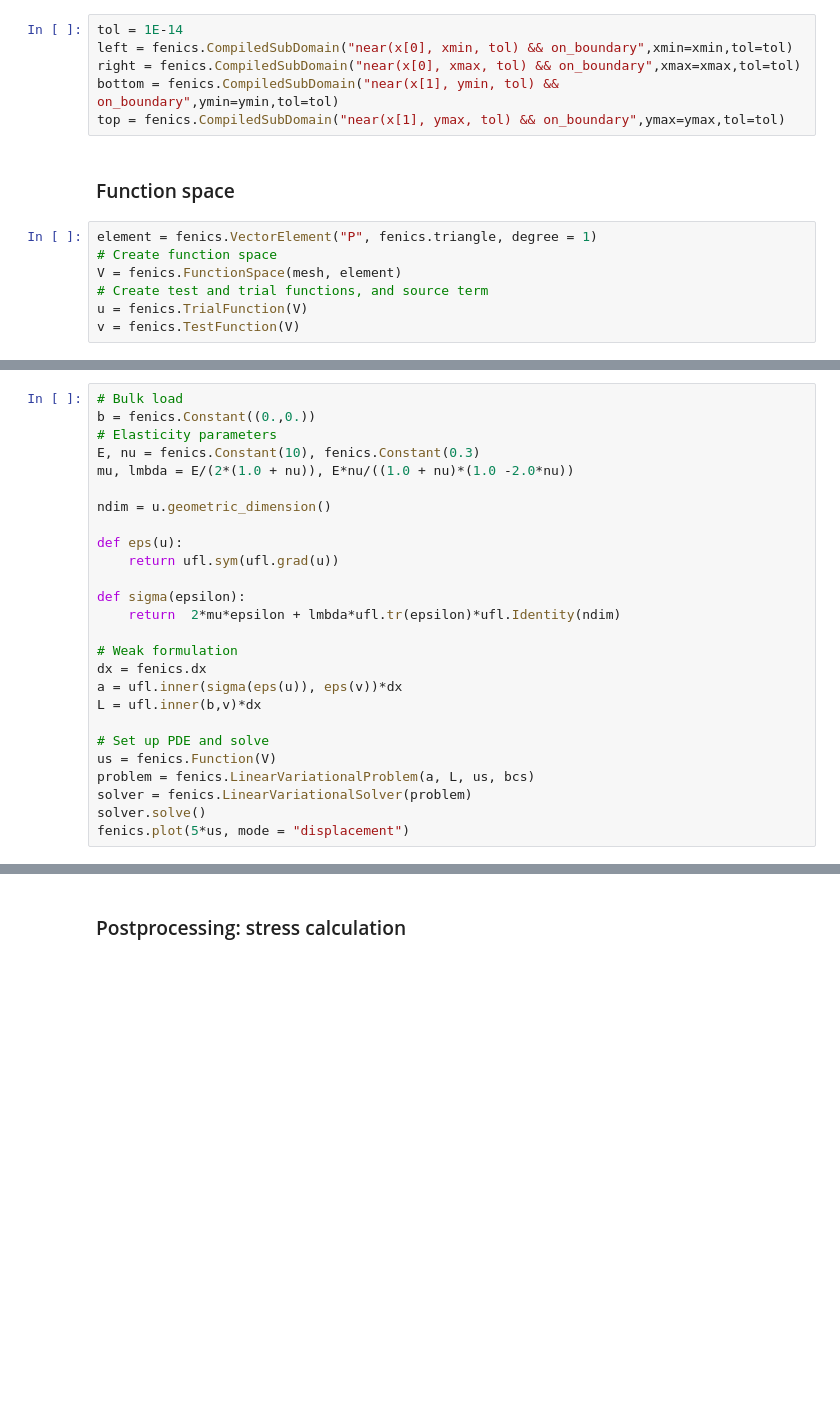
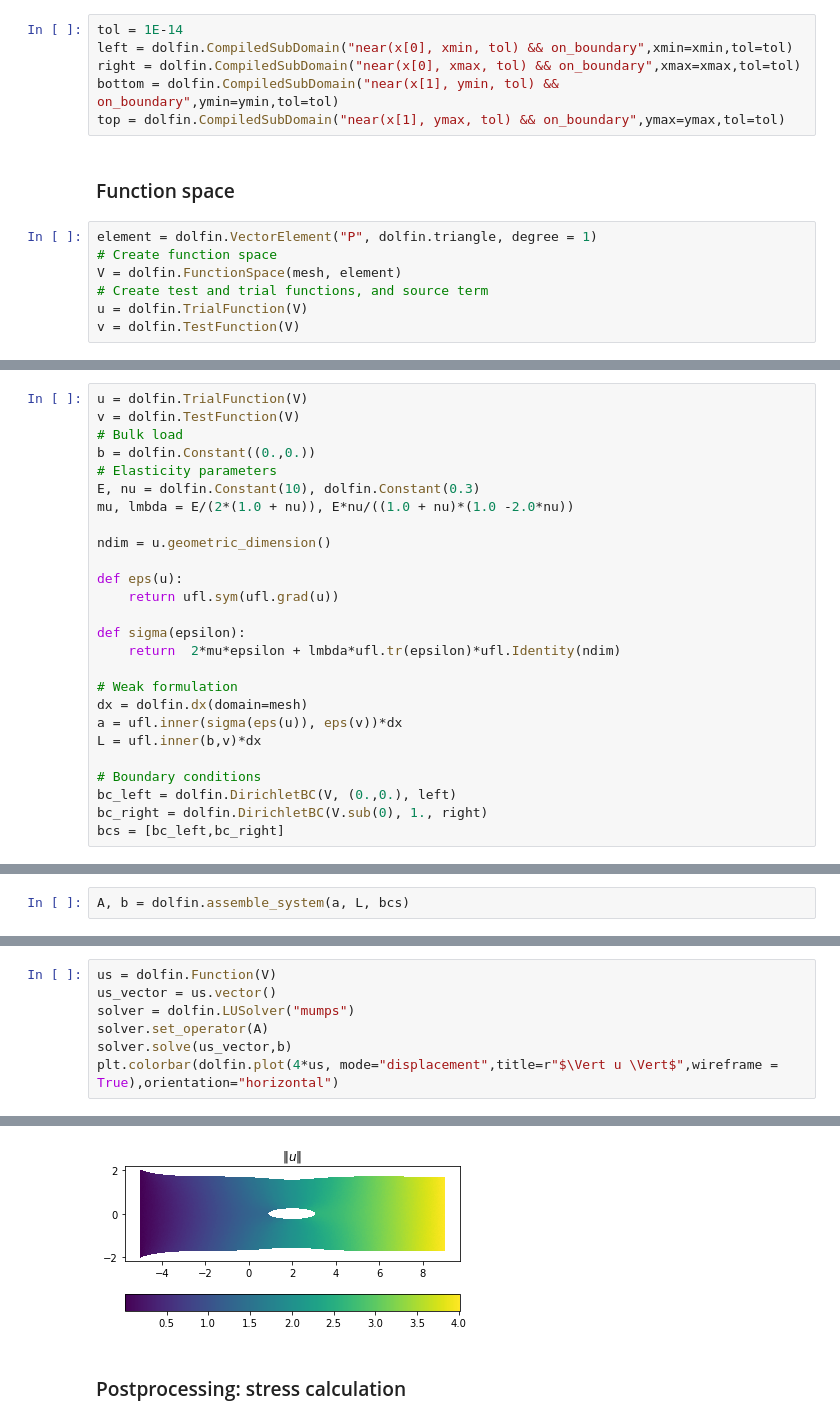
Before and after one commit to yanndaniel0027/MU5MES01-2020, a Jupyter notebook: 00-Intro/0.3-LinearElasticity.ipynb, the cells around one changed output, grey strips where cells are left out. Saved outputs shown, nothing was run; the diff lists cells and outputs as text; blank space fills up the shorter version.

```diff
--- a/00-Intro/0.3-LinearElasticity.ipynb
+++ b/00-Intro/0.3-LinearElasticity.ipynb
@@ -82,17 +85,17 @@ fenics.plot(mesh)
 ### Boundary indicators (for bcs)
 # %%
 tol = 1E-14
-left = fenics.CompiledSubDomain("near(x[0], xmin, tol) && on_boundary",xmin=xmin,tol=tol)
-right = fenics.CompiledSubDomain("near(x[0], xmax, tol) && on_boundary",xmax=xmax,tol=tol)
-bottom = fenics.CompiledSubDomain("near(x[1], ymin, tol) && on_boundary",ymin=ymin,tol=tol)
-top = fenics.CompiledSubDomain("near(x[1], ymax, tol) && on_boundary",ymax=ymax,tol=tol)
+left = dolfin.CompiledSubDomain("near(x[0], xmin, tol) && on_boundary",xmin=xmin,tol=tol)
+right = dolfin.CompiledSubDomain("near(x[0], xmax, tol) && on_boundary",xmax=xmax,tol=tol)
+bottom = dolfin.CompiledSubDomain("near(x[1], ymin, tol) && on_boundary",ymin=ymin,tol=tol)
+top = dolfin.CompiledSubDomain("near(x[1], ymax, tol) && on_boundary",ymax=ymax,tol=tol)
 # %% [markdown]
 ### Function space
 # %%
-element = fenics.VectorElement("P", fenics.triangle, degree = 1)
+element = dolfin.VectorElement("P", dolfin.triangle, degree = 1)
 # Create function space
-V = fenics.FunctionSpace(mesh, element)
+V = dolfin.FunctionSpace(mesh, element)
 # Create test and trial functions, and source term
-u = fenics.TrialFunction(V)
-v = fenics.TestFunction(V)
+u = dolfin.TrialFunction(V)
+v = dolfin.TestFunction(V)
 # %% [markdown]
@@ -106,8 +103,10 @@ bcs = [bc_left,bc_right]
 # %%
+u = dolfin.TrialFunction(V)
+v = dolfin.TestFunction(V)
 # Bulk load
-b = fenics.Constant((0.,0.))
+b = dolfin.Constant((0.,0.))
 # Elasticity parameters
-E, nu = fenics.Constant(10), fenics.Constant(0.3)
+E, nu = dolfin.Constant(10), dolfin.Constant(0.3)
 mu, lmbda = E/(2*(1.0 + nu)), E*nu/((1.0 + nu)*(1.0 -2.0*nu))
 
 ndim = u.geometric_dimension()
@@ -119,13 +118,11 @@ def sigma(epsilon):
     return  2*mu*epsilon + lmbda*ufl.tr(epsilon)*ufl.Identity(ndim)
 
 # Weak formulation
-dx = fenics.dx
+dx = dolfin.dx(domain=mesh)
 a = ufl.inner(sigma(eps(u)), eps(v))*dx
 L = ufl.inner(b,v)*dx
 
-# Set up PDE and solve
-us = fenics.Function(V)
-problem = fenics.LinearVariationalProblem(a, L, us, bcs)
-solver = fenics.LinearVariationalSolver(problem)
-solver.solve()
-fenics.plot(5*us, mode = "displacement")
+# Boundary conditions
+bc_left = dolfin.DirichletBC(V, (0.,0.), left)
+bc_right = dolfin.DirichletBC(V.sub(0), 1., right)
+bcs = [bc_left,bc_right]
@@ -134,0 +131,2 @@ fenics.plot(5*us, mode = "displacement")
+# %%
+A, b = dolfin.assemble_system(a, L, bcs)
@@ -134,0 +135,8 @@ fenics.plot(5*us, mode = "displacement")
+# %%
+us = dolfin.Function(V)
+us_vector = us.vector()
+solver = dolfin.LUSolver("mumps")
+solver.set_operator(A)
+solver.solve(us_vector,b)
+plt.colorbar(dolfin.plot(4*us, mode="displacement",title=r"$\Vert u \Vert$",wireframe = True),orientation="horizontal")
+# %% [output]
@@ -135,3 +144,4 @@ fenics.plot(5*us, mode = "displacement")
+[figure, added]
 # %% [markdown]
 ### Postprocessing: stress calculation
 # %% [markdown]
```
Also changed, not shown: parts of 10 cells of this notebook, 10 other files.
